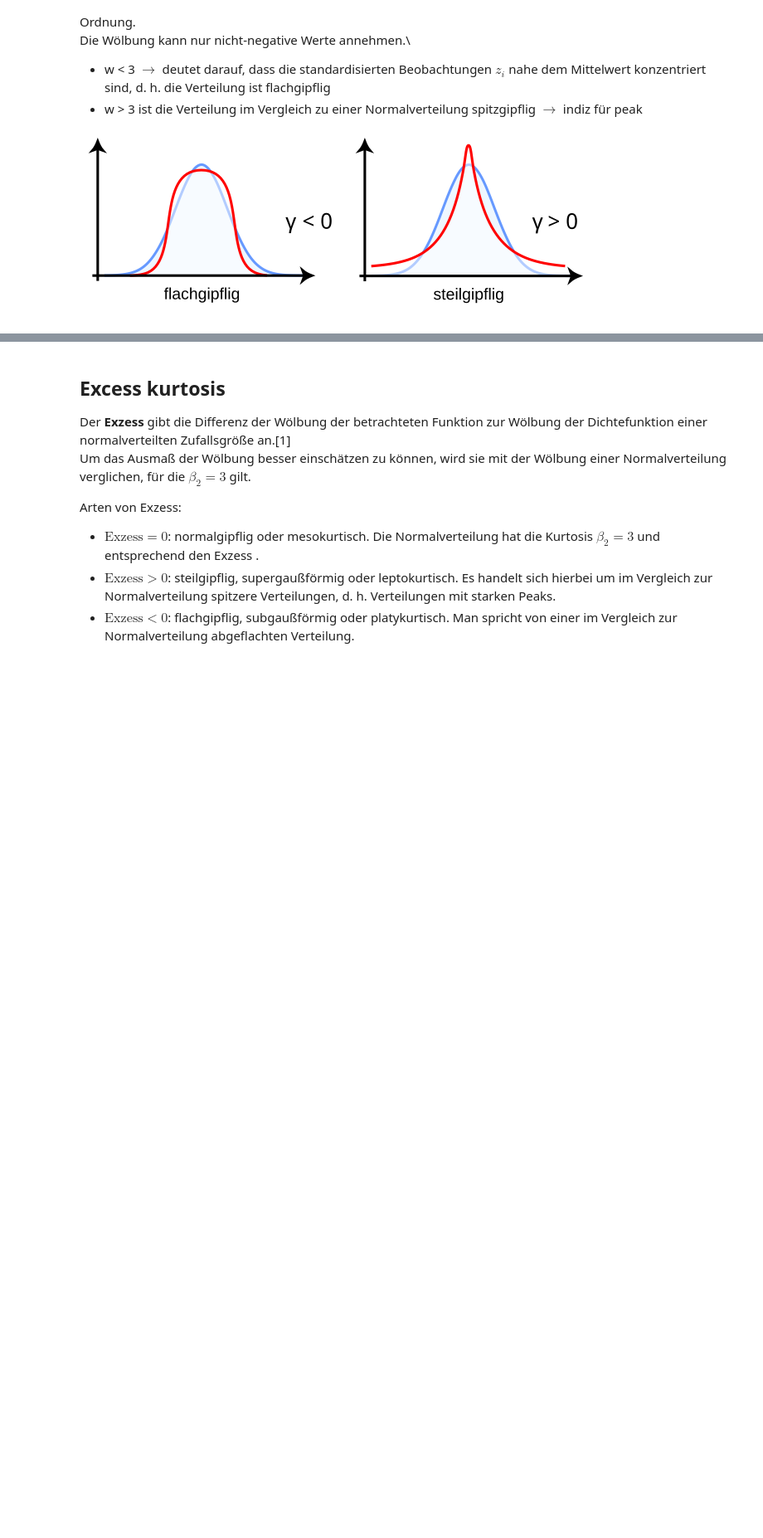
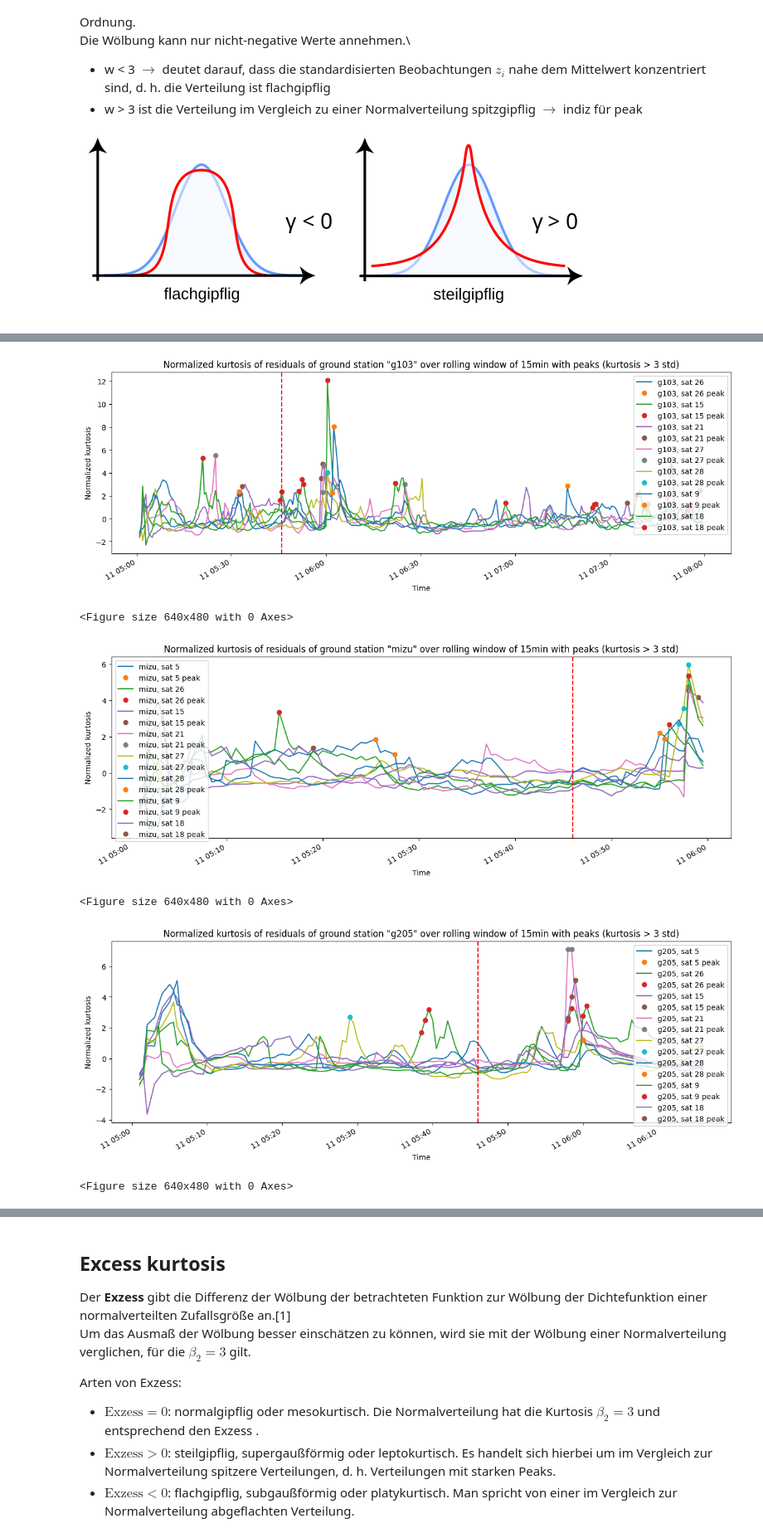
Before and after one commit to mfkiwl/tsunami-vtec-waves, a Jupyter notebook: propagation_speed.ipynb, the cells around one changed output, grey strips where cells are left out. Shown at 83% size. Cells and saved outputs as stored; diff of their text form; code cells hidden in the pictures; blank space fills up the shorter version.

```diff
--- a/propagation_speed.ipynb
+++ b/propagation_speed.ipynb
@@ -127,0 +197,27 @@ ValueError: cannot reindex on an axis with duplicate labels
+# %%
+# peak detection
+
+# peak if kurtosis is above 2 std
+kurtosis_df['peak'] = kurtosis_df['kurtosis_norm'] > 3 * kurtosis_df['kurtosis_norm_std']
+
+# plot peaks
+for station in gs_id:
+    fig, ax = plt.subplots(figsize=(15, 5))
+    for sat_id in sat_data[station]:
+        df_sat = kurtosis_df[(kurtosis_df['gps_site'] == station) & (kurtosis_df['sat_id'] == sat_id)]
+        df_sat.plot(y='kurtosis_norm', ax=ax, label=f'{station}, sat {sat_id}')
+        df_sat[df_sat['peak']].plot(y='kurtosis_norm', ax=ax, style='o', label=f'{station}, sat {sat_id} peak')
+    plt.axvline(x=event_time, color='r', linestyle='--')
+    ax.set_xlabel("Time")
+    ax.set_ylabel("Normalized kurtosis")
+    plt.title(f'Normalized kurtosis of residuals of ground station "{station}" over rolling window of {window_size} with peaks (kurtosis > 3 std)')
+    plt.show()
+    #save to folder wave propagation speed
+    plt.savefig(f"{output_dir}/kurtosis_n_{station}_peak.png")
+# %% [output]
+[figure, added]
+<Figure size 640x480 with 0 Axes>
+[figure, added]
+<Figure size 640x480 with 0 Axes>
+[figure, added]
+<Figure size 640x480 with 0 Axes>
```
Also changed, not shown: parts of 9 cells of this notebook, 9 other files.
